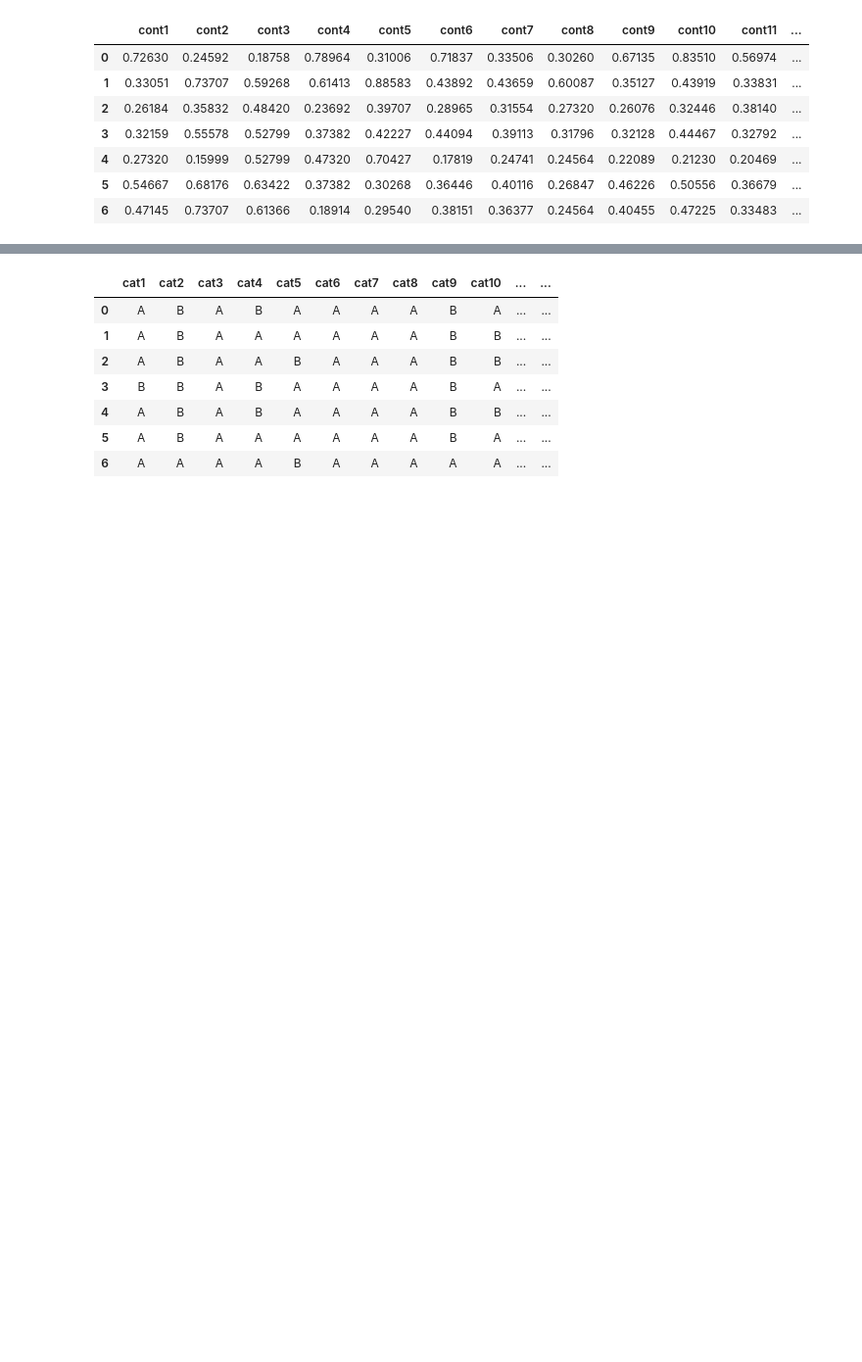
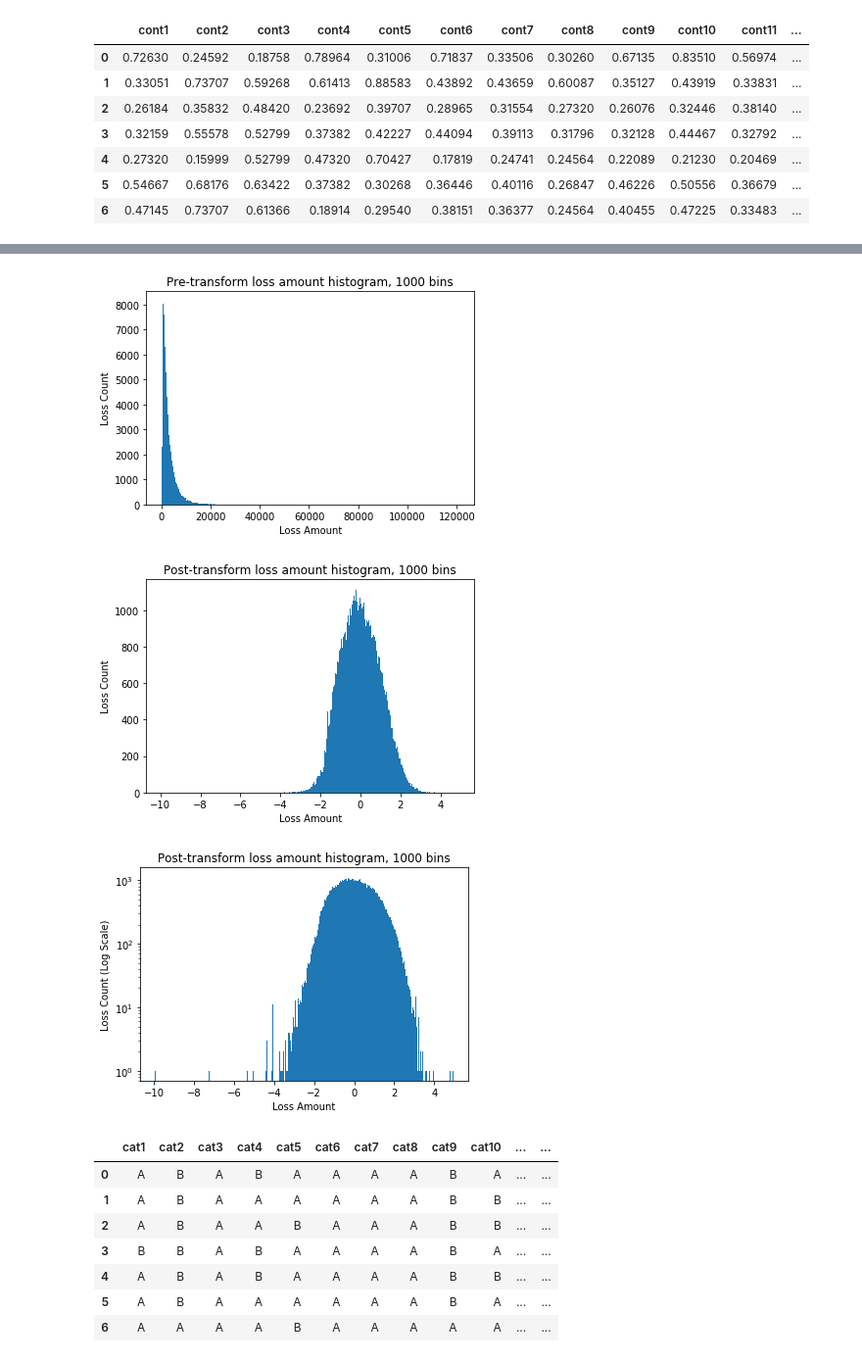
Before and after one commit to VCZLee/Jupyter-Notebooks, a Jupyter notebook: Kaggle/Allstate Claim Severity/Allstate Claim Severity Modeling.ipynb, the cells around one changed output, grey strips where cells are left out. Shown at 98% size. Cells and saved outputs as stored; diff of their text form; code cells hidden in the pictures; blank space fills up the shorter version.

```diff
--- a/Kaggle/Allstate Claim Severity/Allstate Claim Severity Modeling.ipynb
+++ b/Kaggle/Allstate Claim Severity/Allstate Claim Severity Modeling.ipynb
@@ -59,7 +77,15 @@ cont_dataset.describe() #excluding loss, all the continuous variables are betwee
 # %%
 cont_dataset['logloss'] = np.log(cont_dataset['loss'])
+
 cont_scaler = StandardScaler()
-cont_dataset_scaled = pd.DataFrame(cont_scaler.fit_transform(cont_dataset),columns=cont_dataset.columns)
+loss_scaler = StandardScaler()
+
+cont_dataset_var = cont_dataset.iloc[:,:15].copy()
+cont_dataset_var = pd.DataFrame(cont_scaler.fit_transform(cont_dataset_var),columns=cont_dataset_var.columns)
+cont_dataset_logloss = cont_dataset.iloc[:,-1:].copy()
+cont_dataset_logloss = pd.DataFrame(loss_scaler.fit_transform(cont_dataset_logloss),columns=cont_dataset_logloss.columns)
+
+cont_dataset_scaled = pd.concat([cont_dataset_var, cont_dataset_logloss], axis = 1)
 cont_dataset_scaled.describe()
 # %% [output]
 |  | cont1 | cont2 | cont3 | cont4 | cont5 | cont6 | cont7 | cont8 | cont9 | cont10 | cont11 | ... |
@@ -71,6 +97,29 @@ cont_dataset_scaled.describe()
 | 50% | -0.09634 | 0.23452 | 0.14385 | -0.18423 | -0.31173 | -0.24358 | -0.26162 | -0.22760 | -0.24252 | -0.19839 | -0.17311 | ... |
 | 75% | 0.69309 | 0.84253 | 0.66948 | 0.75848 | 0.74578 | 0.79931 | 0.59442 | 0.68788 | 0.44762 | 0.62689 | 0.88403 | ... |
 | max | 2.61732 | 1.71556 | 2.20348 | 2.18885 | 2.37409 | 2.46608 | 2.88613 | 2.47662 | 2.80686 | 2.67336 | 2.40889 | ... |
+# %%
+plt.hist(cont_dataset.loss, 1000);
+plt.title("Pre-transform loss amount histogram, 1000 bins");
+plt.xlabel("Loss Amount");
+plt.ylabel("Loss Count");
+plt.show();
+
+plt.hist(cont_dataset_scaled.logloss, 1000);
+plt.title("Post-transform loss amount histogram, 1000 bins");
+plt.xlabel("Loss Amount");
+plt.ylabel("Loss Count");
+plt.show();
+
+plt.hist(cont_dataset_scaled.logloss, 1000);
+plt.title("Post-transform loss amount histogram, 1000 bins");
+plt.xlabel("Loss Amount");
+plt.ylabel("Loss Count (Log Scale)");
+plt.yscale("log");
+plt.show(); #loss amounts roughly resemble a 0-centered normal distribution after transformation
+# %% [output]
+[figure, added]
+[figure, added]
+[figure, added]
 # %%
 cat_dataset = labeled_dataset.iloc[:,1:-15].copy()
 cat_dataset.head(n=7) #categorical variables
```
Also changed, not shown: parts of 9 cells of this notebook, 2 other files.
